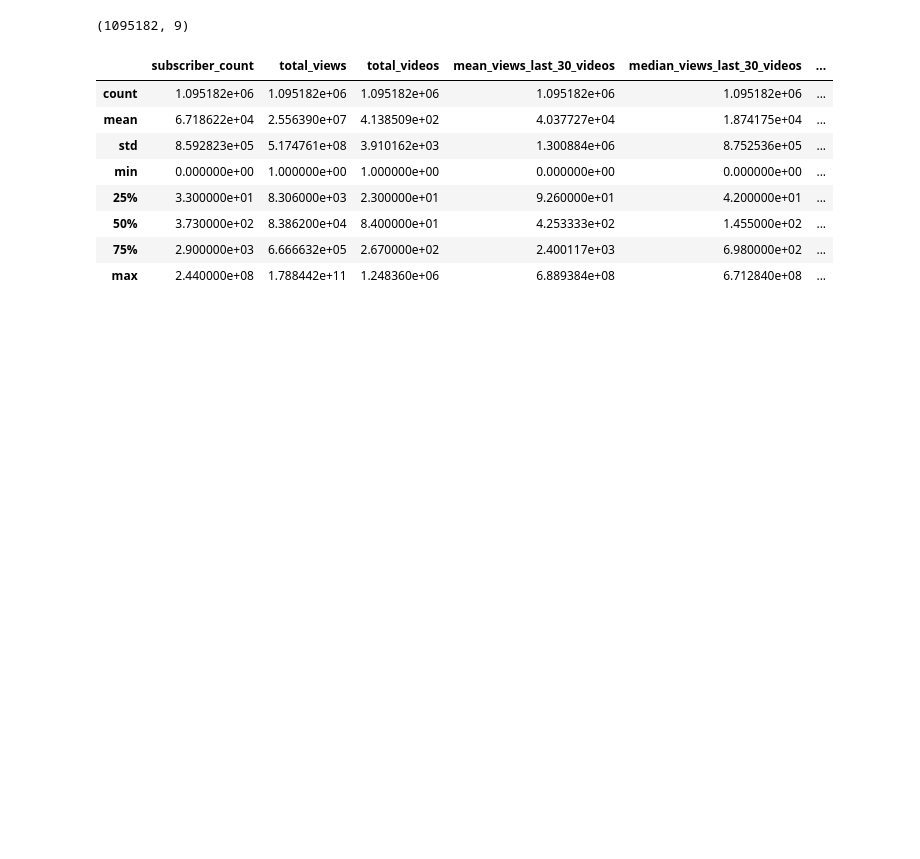
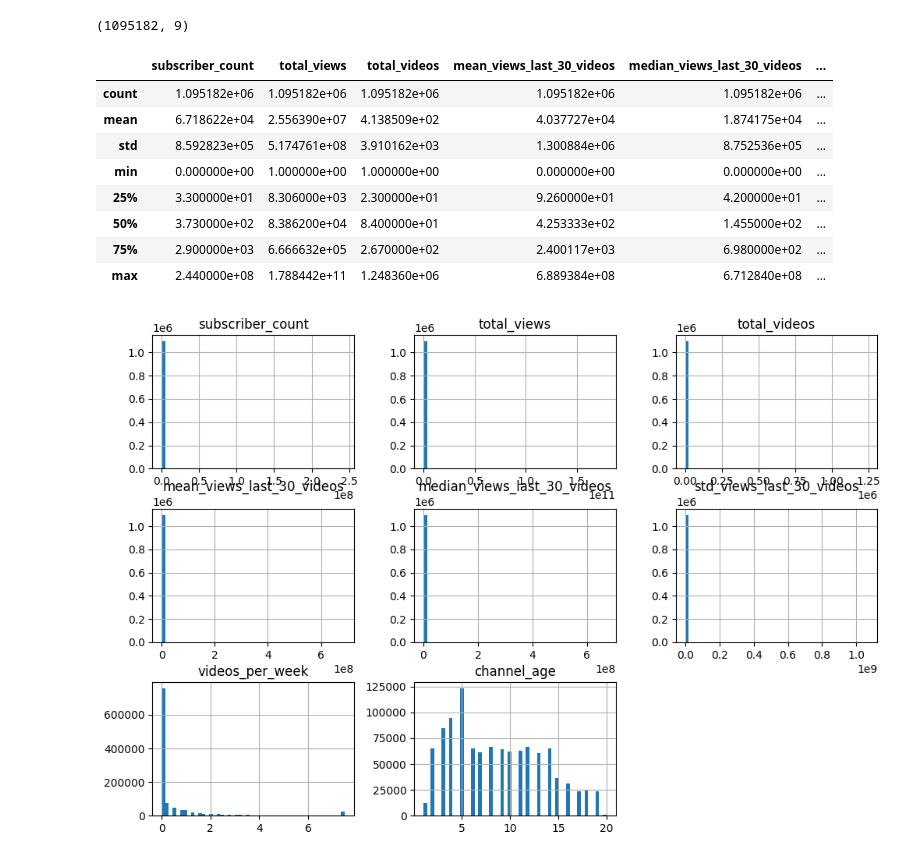
Before and after one commit to Shiva-Kumar-S-M/Projects, a Jupyter notebook: content growth pattern predictor.ipynb, the cells around one changed output. Saved outputs shown, nothing was run; the diff lists cells and outputs as text; code cells hidden in the pictures; blank space fills up the shorter version.

Commit message:
Data visualization

```diff
--- a/content growth pattern predictor.ipynb
+++ b/content growth pattern predictor.ipynb
@@ -177,3 +177,8 @@ df.describe()
 | 50% | 3.730000e+02 | 8.386200e+04 | 8.400000e+01 | 4.253333e+02 | 1.455000e+02 | ... |
 | 75% | 2.900000e+03 | 6.666632e+05 | 2.670000e+02 | 2.400117e+03 | 6.980000e+02 | ... |
 | max | 2.440000e+08 | 1.788442e+11 | 1.248360e+06 | 6.889384e+08 | 6.712840e+08 | ... |
+# %%
+df.hist(figsize=(12,8),bins=50)
+plt.show()
+# %% [output]
+[figure, added]
```
Also changed, not shown: parts of 7 cells of this notebook.
